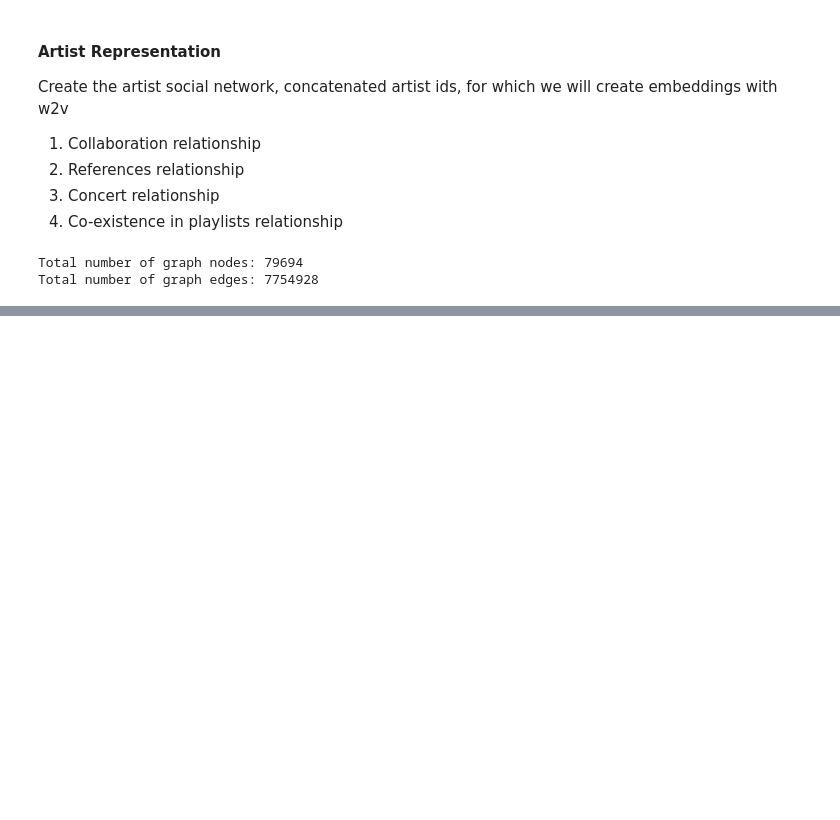
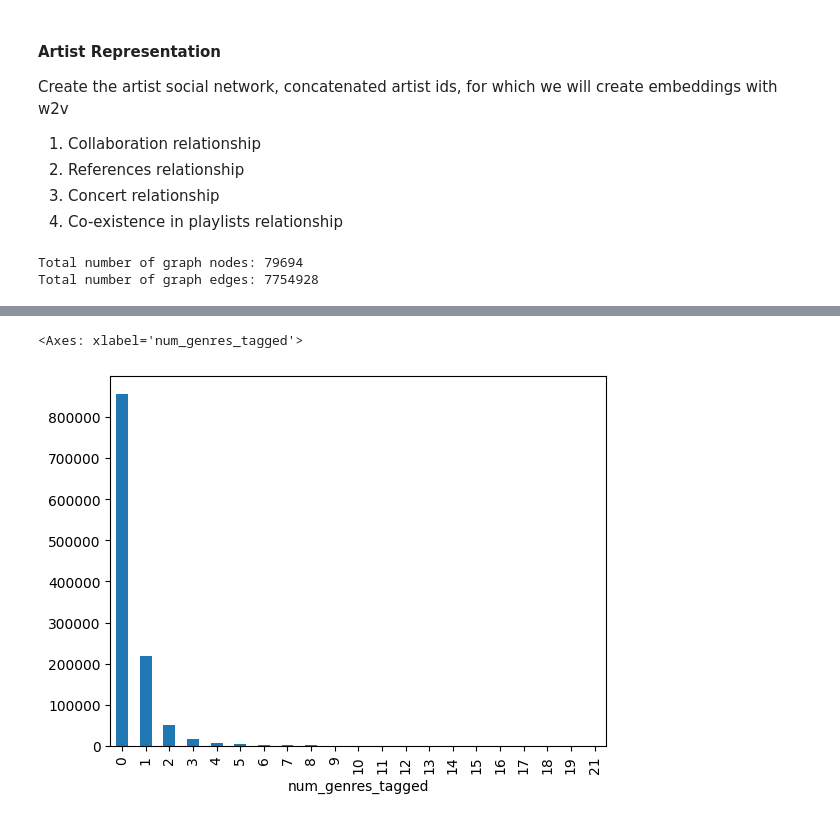
Before and after one commit to taslanidis/Music-Recommender, a Jupyter notebook: analyses/artist_embeddings.ipynb, the cells around one changed output, grey strips where cells are left out. Cells and saved outputs as stored; diff of their text form; code cells hidden in the pictures; blank space fills up the shorter version.

```diff
--- a/analyses/artist_embeddings.ipynb
+++ b/analyses/artist_embeddings.ipynb
@@ -178,3 +189,8 @@ df_db_artists[df_db_artists['name']=='Monkey Safari']
+# %%
+df_db_artists['num_genres_tagged'].value_counts().plot(kind='bar')
+# %% [output]
+<Axes: xlabel='num_genres_tagged'>
+[figure, added]
 # %%
 interested_artists = {
     "Lauv": "5JZ7CnR6gTvEMKX4g70Amv",
```
Also changed, not shown: parts of 29 cells of this notebook, 10 other files.
